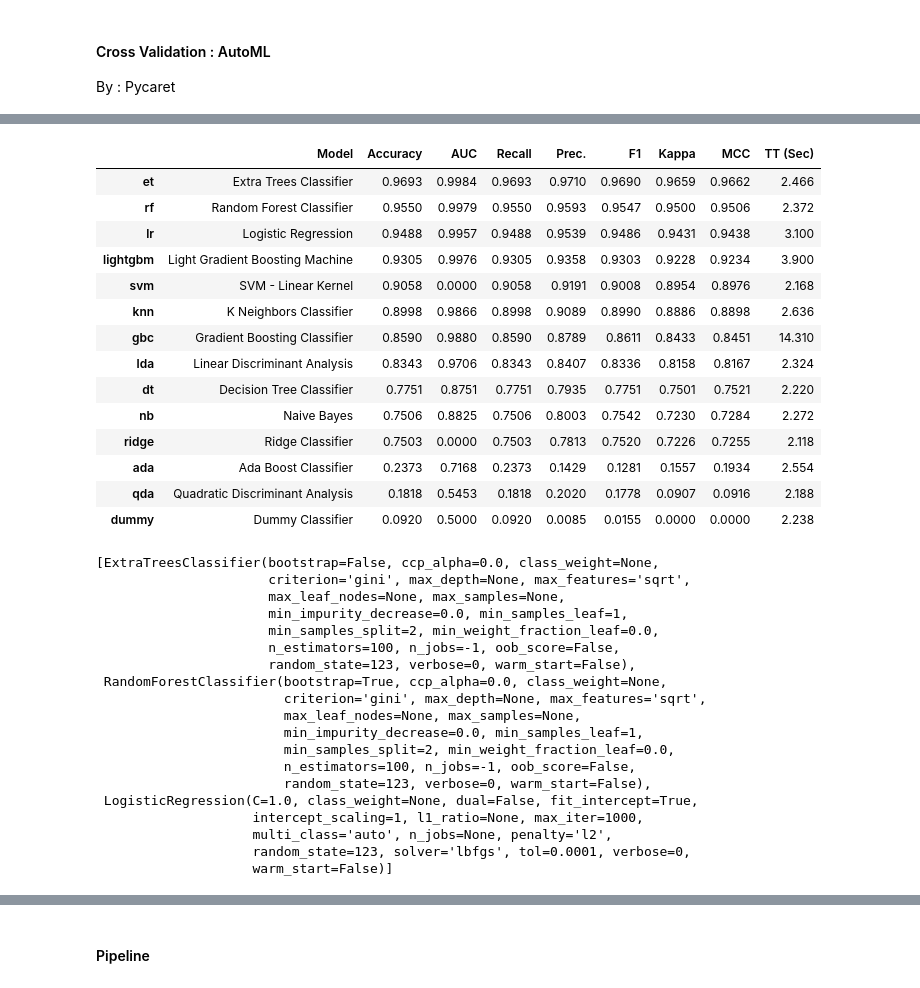
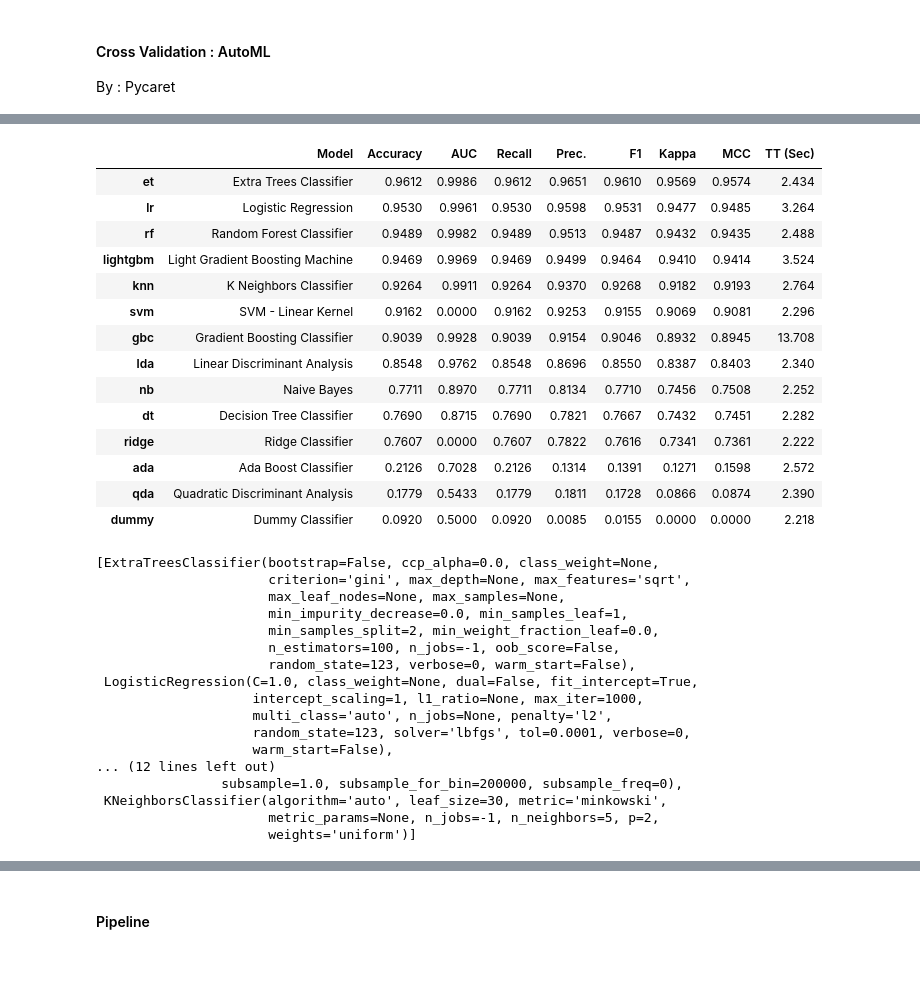
Before and after one commit to HikariJadeEmpire/THNumber_img_classification, a Jupyter notebook: numberclassifier.ipynb, the cells around one changed output, grey strips where cells are left out. Cells and saved outputs as stored; diff of their text form; code cells hidden in the pictures.

```diff
--- a/numberclassifier.ipynb
+++ b/numberclassifier.ipynb
@@ -203,25 +203,25 @@ s = setup( df, target = 'Label', session_id = 123, train_size = 0.7  )
 # %%
-best = s.compare_models( sort = 'Accuracy', fold = 5, n_select = 3 )
+best = s.compare_models( sort = 'Accuracy', fold = 5, n_select = 5 )
 pull()
 # %% [output]
 [interactive output not drawn]
 [interactive output not drawn]
 [interactive output not drawn]
 |  | Model | Accuracy | AUC | Recall | Prec. | F1 | Kappa | MCC | TT (Sec) |
-| et | Extra Trees Classifier | 0.9693 | 0.9984 | 0.9693 | 0.9710 | 0.9690 | 0.9659 | 0.9662 | 2.466 |
-| rf | Random Forest Classifier | 0.9550 | 0.9979 | 0.9550 | 0.9593 | 0.9547 | 0.9500 | 0.9506 | 2.372 |
-| lr | Logistic Regression | 0.9488 | 0.9957 | 0.9488 | 0.9539 | 0.9486 | 0.9431 | 0.9438 | 3.100 |
-| lightgbm | Light Gradient Boosting Machine | 0.9305 | 0.9976 | 0.9305 | 0.9358 | 0.9303 | 0.9228 | 0.9234 | 3.900 |
-| svm | SVM - Linear Kernel | 0.9058 | 0.0000 | 0.9058 | 0.9191 | 0.9008 | 0.8954 | 0.8976 | 2.168 |
-| knn | K Neighbors Classifier | 0.8998 | 0.9866 | 0.8998 | 0.9089 | 0.8990 | 0.8886 | 0.8898 | 2.636 |
-| gbc | Gradient Boosting Classifier | 0.8590 | 0.9880 | 0.8590 | 0.8789 | 0.8611 | 0.8433 | 0.8451 | 14.310 |
-| lda | Linear Discriminant Analysis | 0.8343 | 0.9706 | 0.8343 | 0.8407 | 0.8336 | 0.8158 | 0.8167 | 2.324 |
-| dt | Decision Tree Classifier | 0.7751 | 0.8751 | 0.7751 | 0.7935 | 0.7751 | 0.7501 | 0.7521 | 2.220 |
-| nb | Naive Bayes | 0.7506 | 0.8825 | 0.7506 | 0.8003 | 0.7542 | 0.7230 | 0.7284 | 2.272 |
-| ridge | Ridge Classifier | 0.7503 | 0.0000 | 0.7503 | 0.7813 | 0.7520 | 0.7226 | 0.7255 | 2.118 |
-| ada | Ada Boost Classifier | 0.2373 | 0.7168 | 0.2373 | 0.1429 | 0.1281 | 0.1557 | 0.1934 | 2.554 |
-| qda | Quadratic Discriminant Analysis | 0.1818 | 0.5453 | 0.1818 | 0.2020 | 0.1778 | 0.0907 | 0.0916 | 2.188 |
-| dummy | Dummy Classifier | 0.0920 | 0.5000 | 0.0920 | 0.0085 | 0.0155 | 0.0000 | 0.0000 | 2.238 |
+| et | Extra Trees Classifier | 0.9612 | 0.9986 | 0.9612 | 0.9651 | 0.9610 | 0.9569 | 0.9574 | 2.434 |
+| lr | Logistic Regression | 0.9530 | 0.9961 | 0.9530 | 0.9598 | 0.9531 | 0.9477 | 0.9485 | 3.264 |
+| rf | Random Forest Classifier | 0.9489 | 0.9982 | 0.9489 | 0.9513 | 0.9487 | 0.9432 | 0.9435 | 2.488 |
+| lightgbm | Light Gradient Boosting Machine | 0.9469 | 0.9969 | 0.9469 | 0.9499 | 0.9464 | 0.9410 | 0.9414 | 3.524 |
+| knn | K Neighbors Classifier | 0.9264 | 0.9911 | 0.9264 | 0.9370 | 0.9268 | 0.9182 | 0.9193 | 2.764 |
+| svm | SVM - Linear Kernel | 0.9162 | 0.0000 | 0.9162 | 0.9253 | 0.9155 | 0.9069 | 0.9081 | 2.296 |
+| gbc | Gradient Boosting Classifier | 0.9039 | 0.9928 | 0.9039 | 0.9154 | 0.9046 | 0.8932 | 0.8945 | 13.708 |
+| lda | Linear Discriminant Analysis | 0.8548 | 0.9762 | 0.8548 | 0.8696 | 0.8550 | 0.8387 | 0.8403 | 2.340 |
+| nb | Naive Bayes | 0.7711 | 0.8970 | 0.7711 | 0.8134 | 0.7710 | 0.7456 | 0.7508 | 2.252 |
+| dt | Decision Tree Classifier | 0.7690 | 0.8715 | 0.7690 | 0.7821 | 0.7667 | 0.7432 | 0.7451 | 2.282 |
+| ridge | Ridge Classifier | 0.7607 | 0.0000 | 0.7607 | 0.7822 | 0.7616 | 0.7341 | 0.7361 | 2.222 |
+| ada | Ada Boost Classifier | 0.2126 | 0.7028 | 0.2126 | 0.1314 | 0.1391 | 0.1271 | 0.1598 | 2.572 |
+| qda | Quadratic Discriminant Analysis | 0.1779 | 0.5433 | 0.1779 | 0.1811 | 0.1728 | 0.0866 | 0.0874 | 2.390 |
+| dummy | Dummy Classifier | 0.0920 | 0.5000 | 0.0920 | 0.0085 | 0.0155 | 0.0000 | 0.0000 | 2.218 |
 # %%
 display(best)
 # %% [output]
@@ -232,18 +232,16 @@ display(best)
                       min_samples_split=2, min_weight_fraction_leaf=0.0,
                       n_estimators=100, n_jobs=-1, oob_score=False,
                       random_state=123, verbose=0, warm_start=False),
- RandomForestClassifier(bootstrap=True, ccp_alpha=0.0, class_weight=None,
-                        criterion='gini', max_depth=None, max_features='sqrt',
-                        max_leaf_nodes=None, max_samples=None,
-                        min_impurity_decrease=0.0, min_samples_leaf=1,
-                        min_samples_split=2, min_weight_fraction_leaf=0.0,
-                        n_estimators=100, n_jobs=-1, oob_score=False,
-                        random_state=123, verbose=0, warm_start=False),
  LogisticRegression(C=1.0, class_weight=None, dual=False, fit_intercept=True,
                     intercept_scaling=1, l1_ratio=None, max_iter=1000,
                     multi_class='auto', n_jobs=None, penalty='l2',
                     random_state=123, solver='lbfgs', tol=0.0001, verbose=0,
-                    warm_start=False)]
+                    warm_start=False),
+... (12 lines left out)
+                subsample=1.0, subsample_for_bin=200000, subsample_freq=0),
+ KNeighborsClassifier(algorithm='auto', leaf_size=30, metric='minkowski',
+                      metric_params=None, n_jobs=-1, n_neighbors=5, p=2,
+                      weights='uniform')]
 # %%
 tuned_model = tune_model( best[0], optimize = 'Accuracy', n_iter = 30, fold = 5 )
 # %% [output]
```
Also changed, not shown: parts of 7 cells of this notebook, 2 other files.
